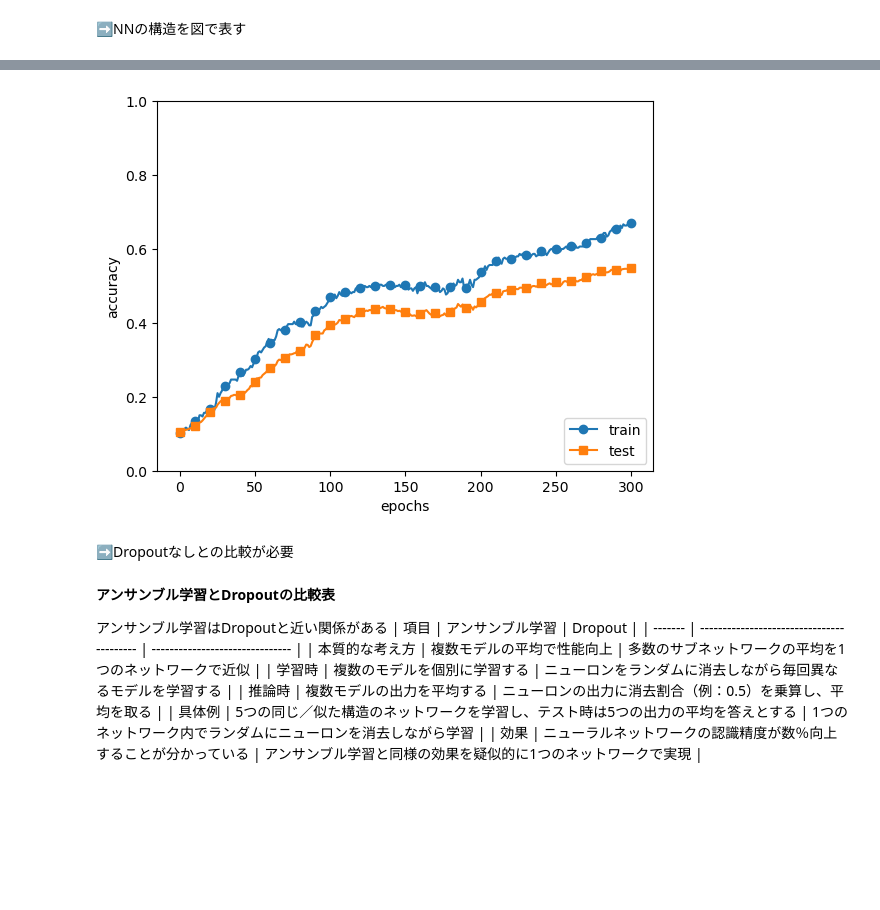
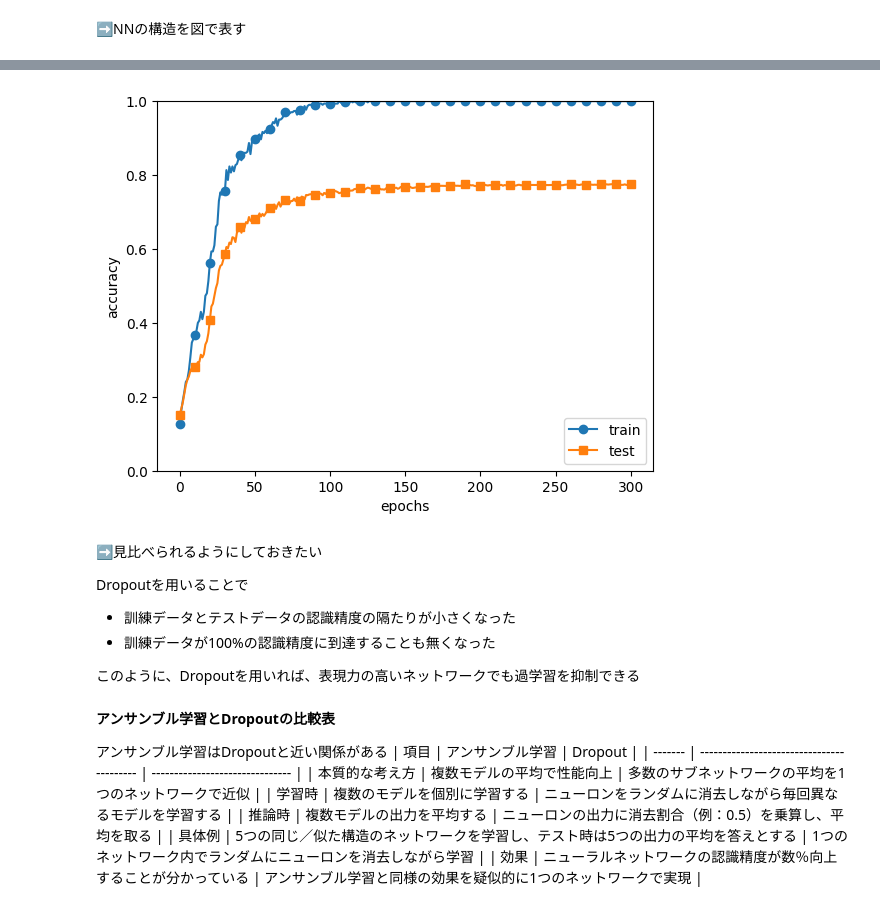
Before and after one commit to AcademiXBase/deep-learning-from-scratch, a Jupyter notebook: my_notebooks/ch06_02.ipynb, the cells around one changed output, grey strips where cells are left out. Drawn from its saved outputs; the diff is of its cells as text; code cells hidden in the pictures; blank space fills up the shorter version.

```diff
--- a/my_notebooks/ch06_02.ipynb
+++ b/my_notebooks/ch06_02.ipynb
@@ -621,7 +621,7 @@ x_train = x_train[:300]
 t_train = t_train[:300]
 
 # Dropuoutの有無、割り合いの設定 ========================
-use_dropout = True  # Dropoutなしのときの場合はFalseに
+use_dropout = False  # Dropoutなしのときの場合はFalseに
 dropout_ratio = 0.2
 # ====================================================
 
@@ -665,6 +665,12 @@ test acc:0.5478
-[figure, old version]
+[figure, new version]
-# %% [markdown]
-➡️Dropoutなしとの比較が必要
+# %% [markdown]
+➡️見比べられるようにしておきたい
+
+Dropoutを用いることで
+- 訓練データとテストデータの認識精度の隔たりが小さくなった
+- 訓練データが100%の認識精度に到達することも無くなった
+
+このように、Dropoutを用いれば、表現力の高いネットワークでも過学習を抑制できる
 # %% [markdown]
 **アンサンブル学習とDropoutの比較表**
 
```
Also changed, not shown: parts of 2 cells of this notebook.
